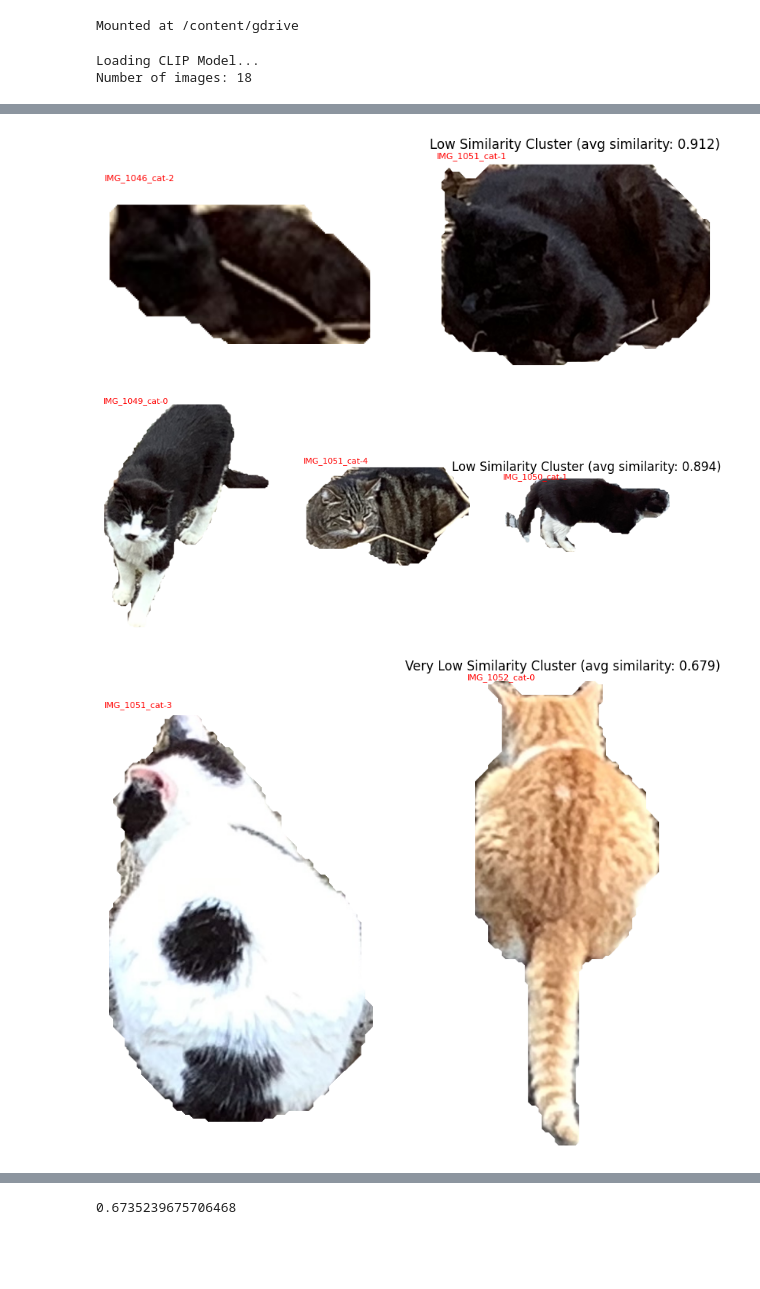
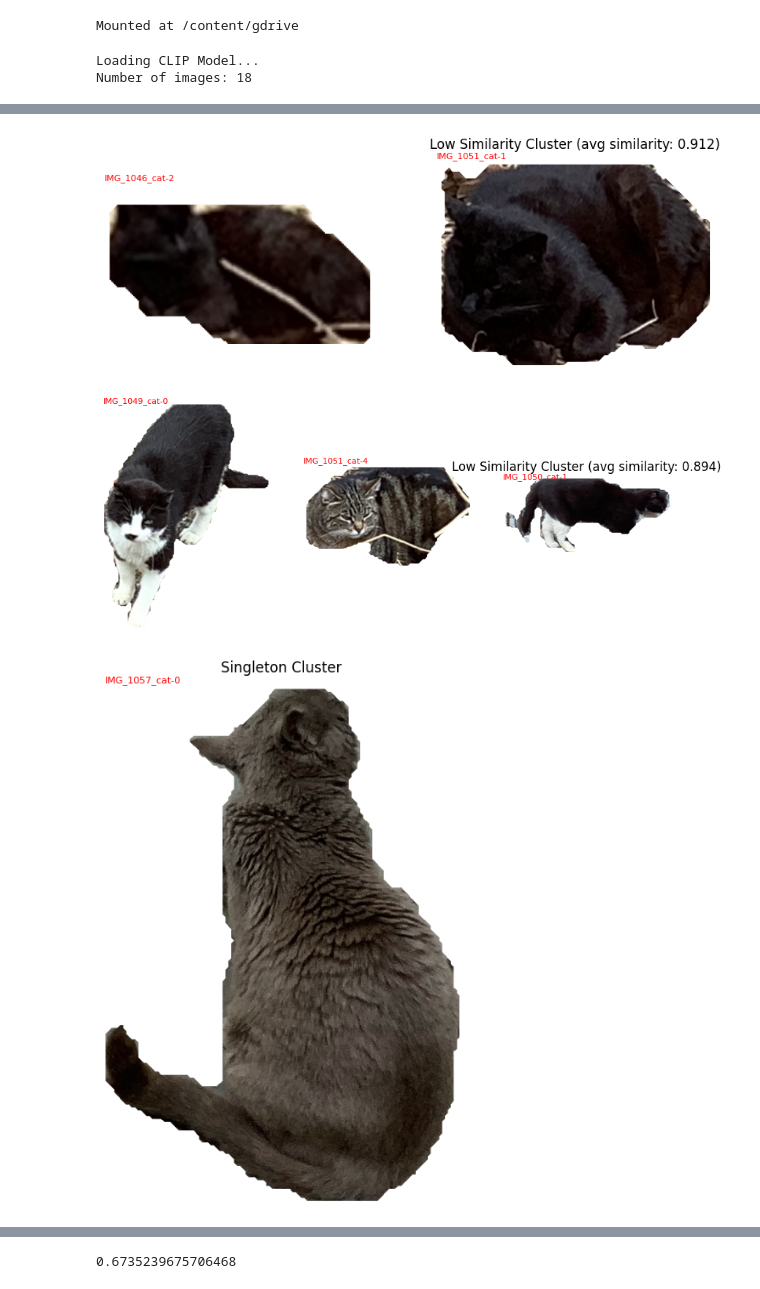
Before and after one commit to pcashman21/feral-cat-census, a Jupyter notebook: notebooks/yolo/cluster_segmented_images_using_cosine_similarity.ipynb, the cells around one changed output, grey strips where cells are left out. Cells and saved outputs as stored; diff of their text form; code cells hidden in the pictures; blank space fills up the shorter version.

```diff
--- a/notebooks/yolo/cluster_segmented_images_using_cosine_similarity.ipynb
+++ b/notebooks/yolo/cluster_segmented_images_using_cosine_similarity.ipynb
@@ -156,7 +138,6 @@ HIGH_CLUSTER_THRESHOLD = 0.92
 LOW_CLUSTER_THRESHOLD = 0.85
 high_threshold_clusters = []
 low_threshold_clusters = []
-very_low_threshold_clusters = []
 singleton_clusters = []
 IMAGE_FILENAME_PREFIX = 'IMG_'
 
@@ -182,12 +163,6 @@ def is_high_threshold_cluster(row):
 
 def is_low_threshold_cluster(row):
     if row[0] < HIGH_CLUSTER_THRESHOLD and row[0] >= LOW_CLUSTER_THRESHOLD:
-        return True
-    else:
-        return False
-
-def is_very_low_threshold_cluster(row):
-    if row[0] < LOW_CLUSTER_THRESHOLD:
         return True
     else:
         return False
@@ -301,7 +276,7 @@ def add_to_cluster(row, clusters):
 
 def add_to_appropriate_cluster(row, debug=False):
     file1, file2 = get_cluster_image_names(row)
-    cluster_type = 'very low threshold'
+    cluster_type = None
     if debug:
       if is_high_threshold_cluster(row):
         cluster_type = 'high threshold'
@@ -328,13 +303,14 @@ def add_to_appropriate_cluster(row, debug=False):
         print('Number of low threshold clusters: {}'.format(len(low_threshold_clusters)))
         for c in low_threshold_clusters:
           print(c)
-    elif not is_one_cat_in_cluster_set(row, high_threshold_clusters) and not is_one_cat_in_cluster_set(row, low_threshold_clusters) and not is_one_cat_in_cluster_set(row, very_low_threshold_clusters) and is_very_low_threshold_cluster(row):
-      add_to_cluster(row, very_low_threshold_clusters)
+    elif not is_one_cat_in_cluster_set(row, high_threshold_clusters) and not is_one_cat_in_cluster_set(row, low_threshold_clusters) and is_very_low_threshold_cluster(row):
+      add_to_singleton_clusters(file1)
+      add_to_singleton_clusters(file2)
       remove_from_unclustered_images([file1, file2])
       if debug:
-        print('Adding row to very low threshold cluster')
-        print('Number of very low threshold clusters: {}'.format(len(very_low_threshold_clusters)))
-        for c in very_low_threshold_clusters:
+        print('Adding rows to singleton clusters')
+        print('Number of singleton clusters: {}'.format(len(singleton_clusters)))
+        for c in singleton_clusters:
           print(c)
     else:
       if debug:
@@ -355,15 +331,12 @@ for row in near_duplicates:
 
 print('Number of high threshold clusters: {}'.format(len(high_threshold_clusters)))
 print('Number of low threshold clusters: {}'.format(len(low_threshold_clusters)))
-print('Number of very low threshold clusters: {}'.format(len(very_low_threshold_clusters)))
 print('Number of singleton clusters: {}'.format(len(singleton_clusters)))
 
 for cluster in sorted(high_threshold_clusters, key = lambda cluster: cluster[0] / (len(cluster) - 2), reverse=True):
   show_cluster(cluster, 'high')
 for cluster in sorted(low_threshold_clusters, key = lambda cluster: cluster[0] / (len(cluster) - 2), reverse=True):
   show_cluster(cluster, 'low')
-for cluster in sorted(very_low_threshold_clusters, key = lambda cluster: cluster[0] / (len(cluster) - 2), reverse=True):
-  show_cluster(cluster, 'very low')
 for cluster in sorted(singleton_clusters, reverse=True):
   show_cluster(cluster, 'singleton')
 # %% [output]
@@ -383,6 +355,6 @@ Number of singleton clusters: 0
 [figure]
 [figure]
 [figure]
 [figure]
 [figure]
-[figure, old version]
+[figure, new version]
```
Also changed, not shown: parts of 9 cells of this notebook.
